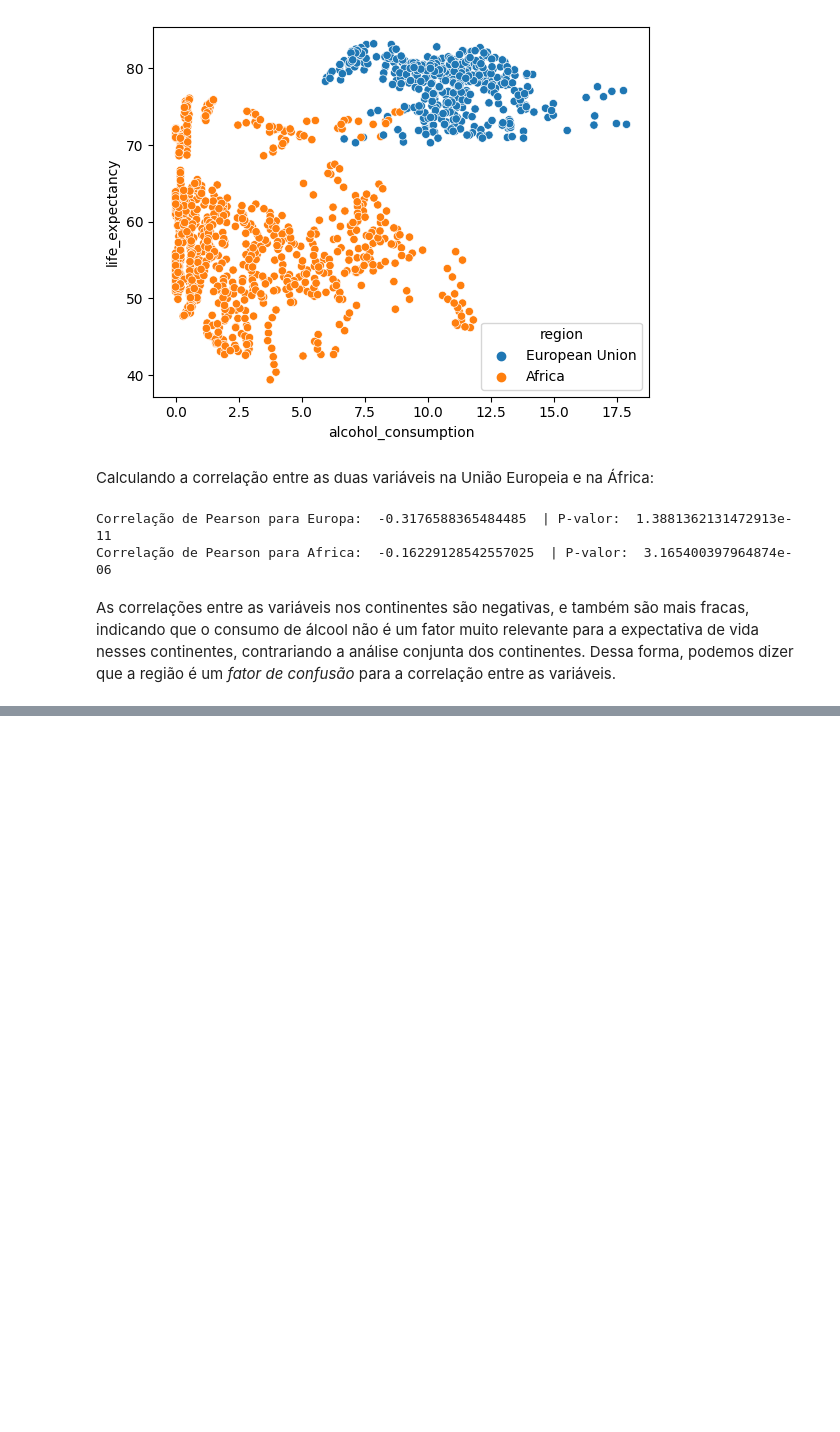
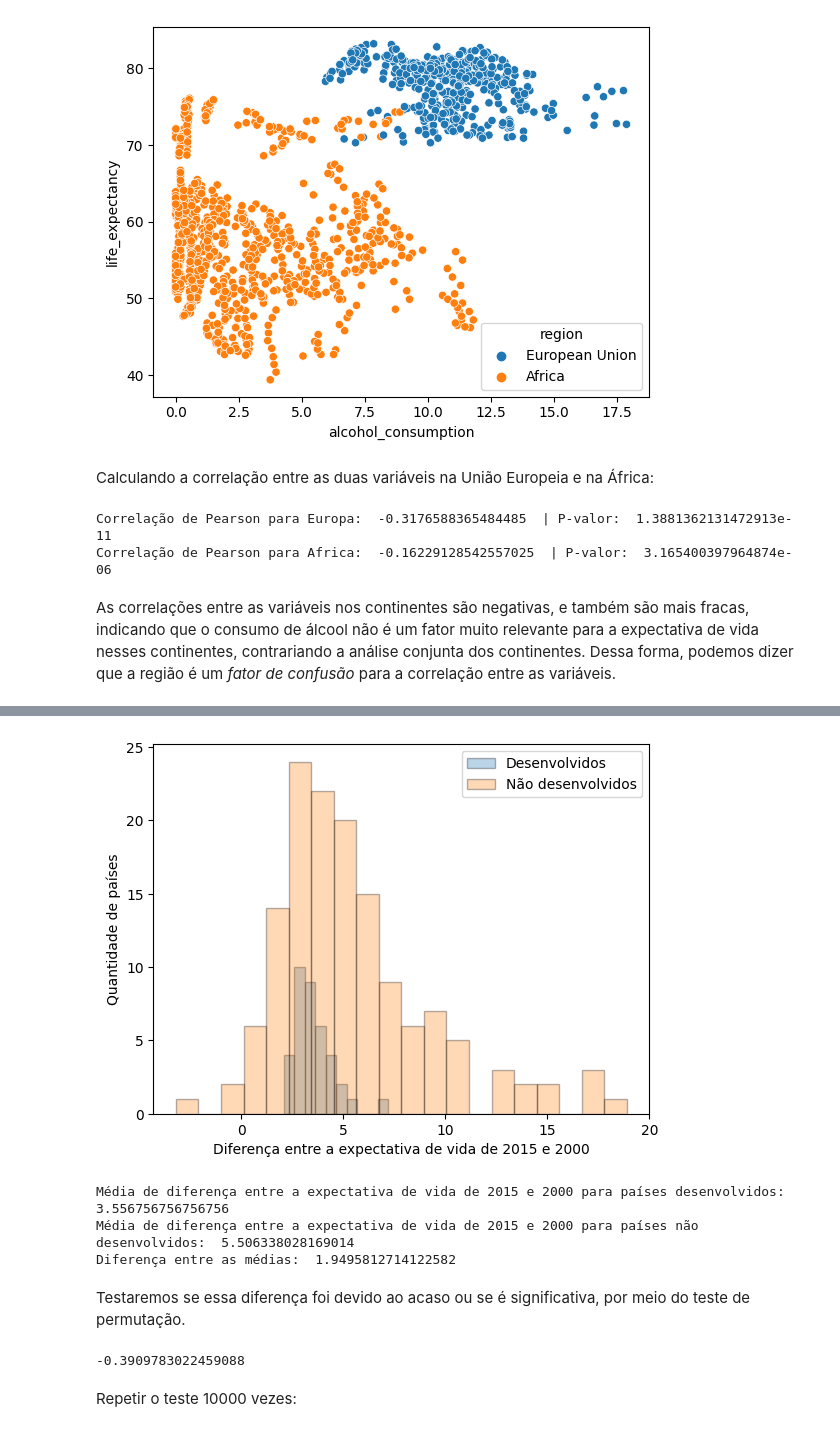
Before and after one commit to carolinabrandao/ICDProjetoFinal, a Jupyter notebook: EDA.ipynb, the cells around one changed output, grey strips where cells are left out. Drawn from its saved outputs; the diff is of its cells as text; code cells hidden in the pictures; blank space fills up the shorter version.

Commit message:
teste de hipotese diferenca exp de vida

```diff
--- a/EDA.ipynb
+++ b/EDA.ipynb
@@ -186,0 +197,14 @@ As correlações entre as variáveis nos continentes são negativas, e também s
+# %%
+# diferença entre a expectativa de vida de 2015 e 2000
+# novo dataset com os países e as diferenças
+life_expectancy_difference = pd.DataFrame(columns=['country', 'difference', 'region', 'developed'])
+life_expectancy_difference['country'] = dataset['country'].unique()
+
+# calcula a diferença para cada país
+for country in life_expectancy_difference['country']:
+    difference = dataset[(dataset['country'] == country) & (dataset['year'] == 2015)]['life_expectancy'].values[0] - dataset[(dataset['country'] == country) & (dataset['year'] == 2000)]['life_expectancy'].values[0]
+    life_expectancy_difference.loc[life_expectancy_difference['country'] == country, 'difference'] = difference
+    life_expectancy_difference.loc[life_expectancy_difference['country'] == country, 'region'] = dataset[dataset['country'] == country]['region'].values[0]
+    life_expectancy_difference.loc[life_expectancy_difference['country'] == country, 'developed'] = dataset[dataset['country'] == country]['developed'].values[0]
+
+life_expectancy_difference
@@ -186,0 +225,42 @@ As correlações entre as variáveis nos continentes são negativas, e também s
+# %%
+developed = life_expectancy_difference[life_expectancy_difference['developed'] == True]
+not_developed = life_expectancy_difference[life_expectancy_difference['developed'] == False]
+
+plt.hist(developed['difference'], alpha=0.3, label='Desenvolvidos', edgecolor='k')
+plt.hist(not_developed['difference'], bins=20, alpha=0.3, label='Não desenvolvidos', edgecolor='k')
+plt.xlabel('Diferença entre a expectativa de vida de 2015 e 2000')
+plt.ylabel('Quantidade de países')
+plt.legend()
+plt.show()
+# %% [output]
+[figure, added]
+# %%
+# diferença de médias entre os países desenvolvidos e não desenvolvidos
+developed = life_expectancy_difference[life_expectancy_difference['developed'] == True]
+not_developed = life_expectancy_difference[life_expectancy_difference['developed'] == False]
+
+developed_mean = developed['difference'].mean()
+not_developed_mean = not_developed['difference'].mean()
+
+print('Média de diferença entre a expectativa de vida de 2015 e 2000 para países desenvolvidos: ', developed_mean)
+print('Média de diferença entre a expectativa de vida de 2015 e 2000 para países não desenvolvidos: ', not_developed_mean)
+
+t_obs = not_developed_mean - developed_mean
+
+print('Diferença entre as médias: ', t_obs)
+# %% [output]
+Média de diferença entre a expectativa de vida de 2015 e 2000 para países desenvolvidos:  3.556756756756756
+Média de diferença entre a expectativa de vida de 2015 e 2000 para países não desenvolvidos:  5.506338028169014
+Diferença entre as médias:  1.9495812714122582
+# %% [markdown]
+Testaremos se essa diferença foi devido ao acaso ou se é significativa, por meio do teste de permutação.
+# %%
+df_shuffled = life_expectancy_difference.copy()
+filtro = df_shuffled['developed'] == False
+np.random.shuffle(filtro.values)
+diff = df_shuffled[filtro]['difference'].mean() - df_shuffled[~filtro]['difference'].mean()
+diff
+# %% [output]
+-0.3909783022459088
+# %% [markdown]
+Repetir o teste 10000 vezes:
```
Also changed, not shown: parts of 12 cells of this notebook.
